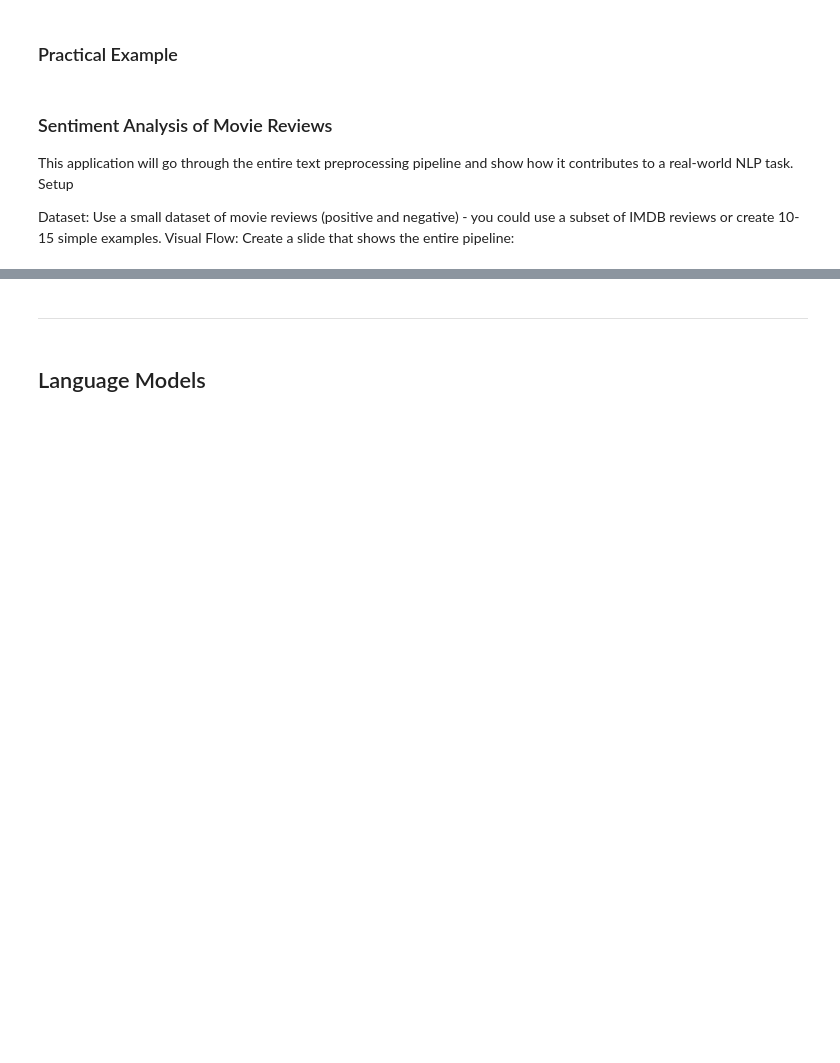
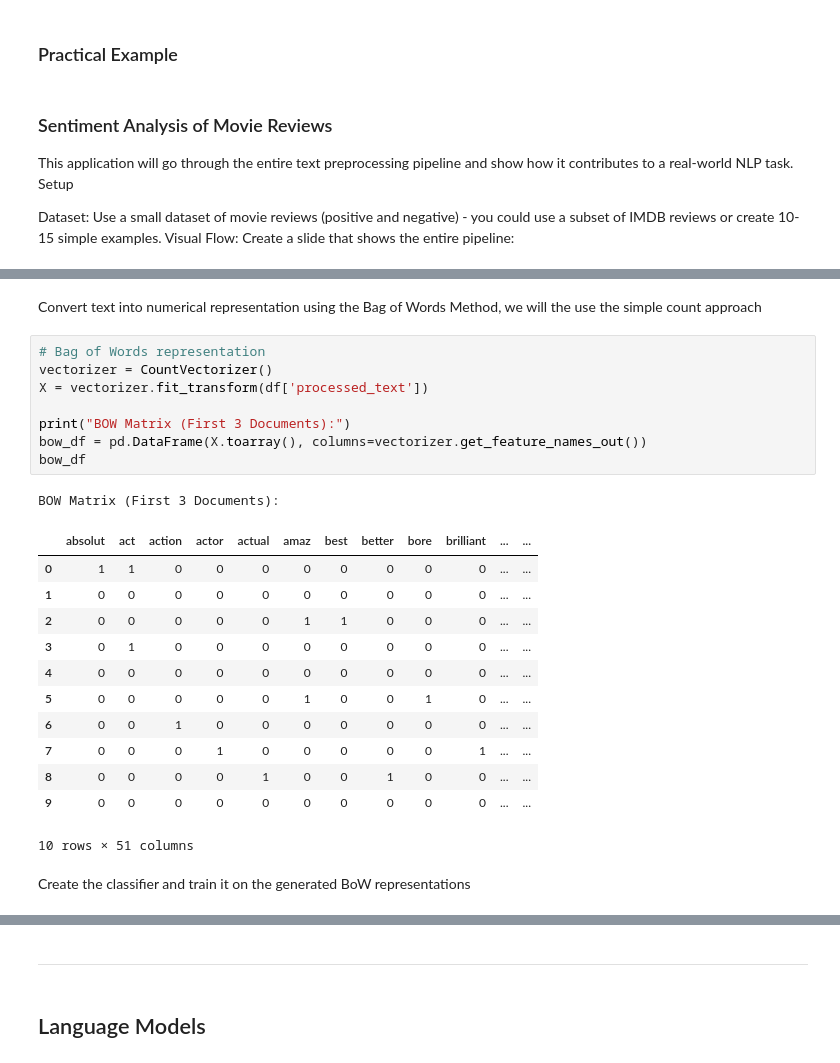
Before and after one commit to msfasha/307307-BI-Methods, a Jupyter notebook: 20242-NLP-LLM/lecture notes/Part 1 - Introduction to NLP/1-introduction_to_nlp.ipynb, the cells around one changed output, grey strips where cells are left out. Cells and saved outputs as stored; diff of their text form; blank space fills up the shorter version.

```diff
--- a/20242-NLP-LLM/lecture notes/Part 1 - Introduction to NLP/1-introduction_to_nlp.ipynb
+++ b/20242-NLP-LLM/lecture notes/Part 1 - Introduction to NLP/1-introduction_to_nlp.ipynb
@@ -366,0 +329,26 @@ Predicted sentiment: Negative
+# %% [markdown]
+Convert text into numerical representation using the Bag of Words Method, we will the use the simple count approach
+# %%
+# Bag of Words representation
+vectorizer = CountVectorizer()
+X = vectorizer.fit_transform(df['processed_text'])
+
+print("BOW Matrix (First 3 Documents):")
+bow_df = pd.DataFrame(X.toarray(), columns=vectorizer.get_feature_names_out())
+bow_df
+# %% [output]
+BOW Matrix (First 3 Documents):
+|  | absolut | act | action | actor | actual | amaz | best | better | bore | brilliant | ... | ... |
+| 0 | 1 | 1 | 0 | 0 | 0 | 0 | 0 | 0 | 0 | 0 | ... | ... |
+| 1 | 0 | 0 | 0 | 0 | 0 | 0 | 0 | 0 | 0 | 0 | ... | ... |
+| 2 | 0 | 0 | 0 | 0 | 0 | 1 | 1 | 0 | 0 | 0 | ... | ... |
+| 3 | 0 | 1 | 0 | 0 | 0 | 0 | 0 | 0 | 0 | 0 | ... | ... |
+| 4 | 0 | 0 | 0 | 0 | 0 | 0 | 0 | 0 | 0 | 0 | ... | ... |
+| 5 | 0 | 0 | 0 | 0 | 0 | 1 | 0 | 0 | 1 | 0 | ... | ... |
+| 6 | 0 | 0 | 1 | 0 | 0 | 0 | 0 | 0 | 0 | 0 | ... | ... |
+| 7 | 0 | 0 | 0 | 1 | 0 | 0 | 0 | 0 | 0 | 1 | ... | ... |
+| 8 | 0 | 0 | 0 | 0 | 1 | 0 | 0 | 1 | 0 | 0 | ... | ... |
+| 9 | 0 | 0 | 0 | 0 | 0 | 0 | 0 | 0 | 0 | 0 | ... | ... |
+10 rows × 51 columns
+# %% [markdown]
+Create the classifier and train it on the generated BoW representations
```
Also changed, not shown: parts of 30 cells of this notebook, 2 other files.
